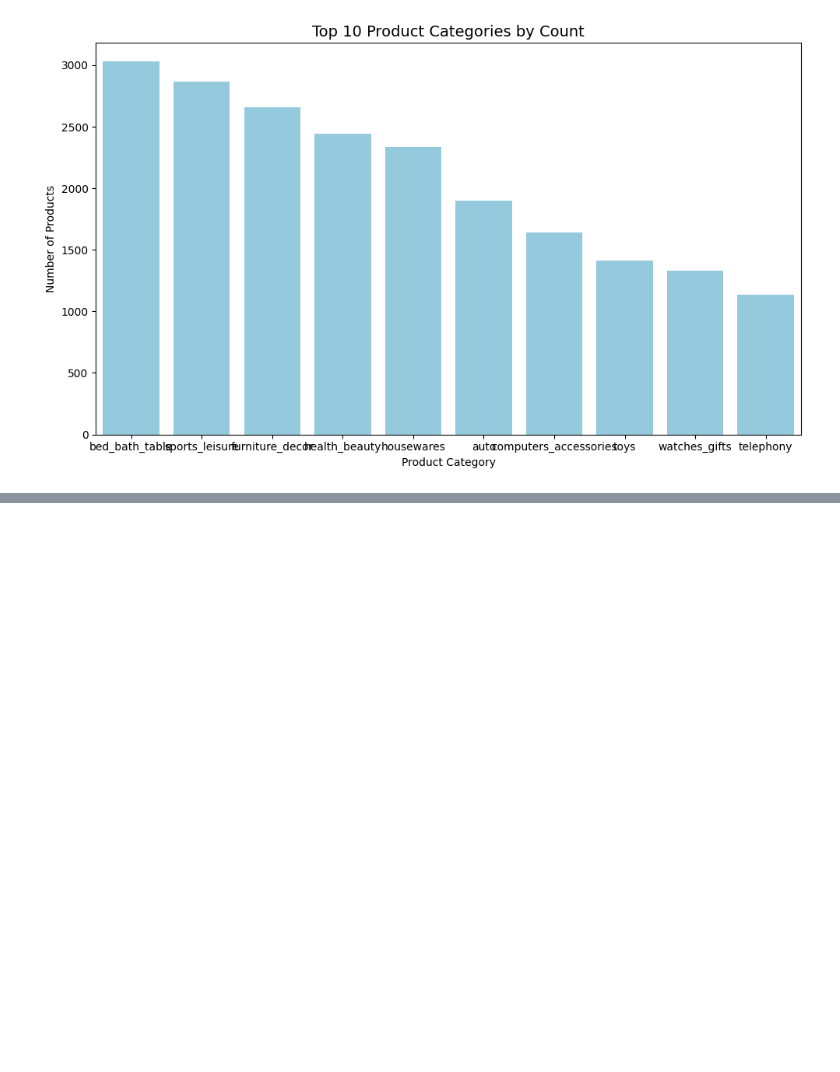
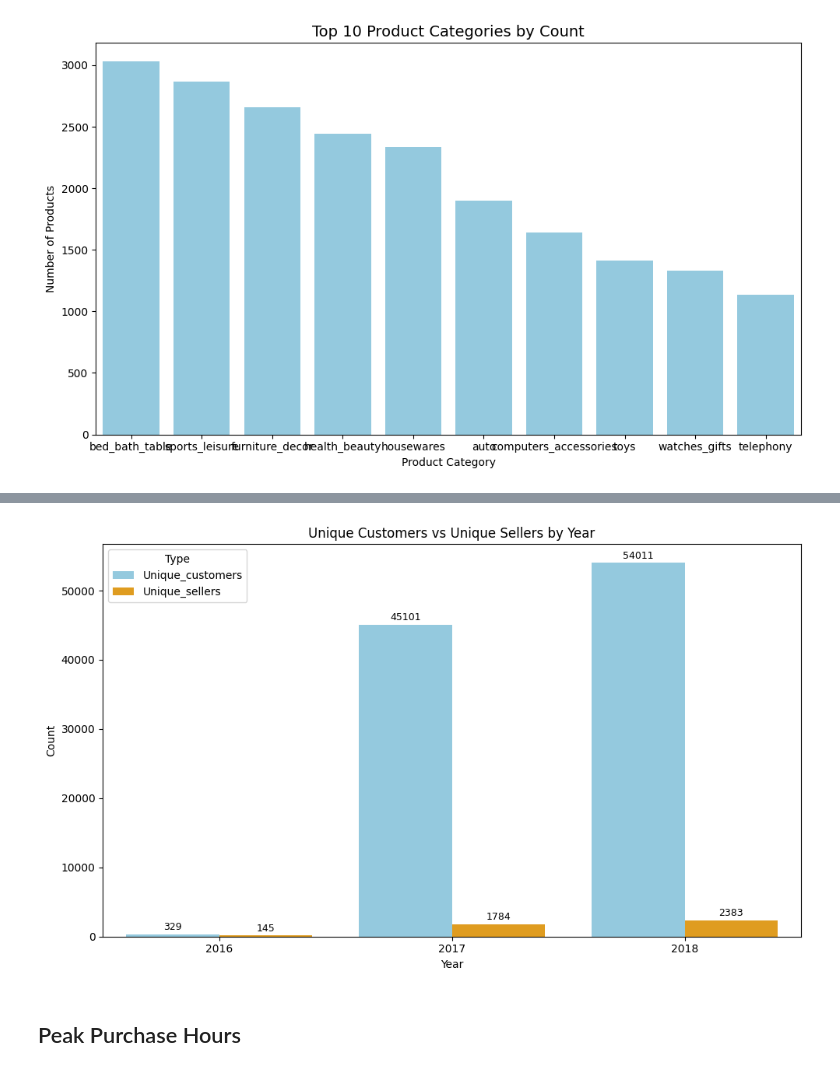
Before and after one commit to taruny088/olist_DA, a Jupyter notebook: Data_analysis/eda.ipynb, the cells around one changed output, grey strips where cells are left out. Saved outputs shown, nothing was run; the diff lists cells and outputs as text; code cells hidden in the pictures; blank space fills up the shorter version.

```diff
--- a/Data_analysis/eda.ipynb
+++ b/Data_analysis/eda.ipynb
@@ -223,0 +275,22 @@ plt.show()
+# %%
+yearly_summary = customer_by_year.merge(sellers_by_year, on='year')
+
+yearly_melted = yearly_summary.melt(id_vars='year',
+                                    value_vars=['Unique_customers', 'Unique_sellers'],
+                                    var_name='Type', value_name='Count')
+
+plt.figure(figsize=(10,6))
+ax = sns.barplot(data=yearly_melted, x='year', y='Count', hue='Type', palette=['skyblue','orange'])
+
+for container in ax.containers:
+    ax.bar_label(container, fmt='%d', label_type='edge', fontsize=9, padding=2)
+
+plt.title('Unique Customers vs Unique Sellers by Year')
+plt.xlabel('Year')
+plt.ylabel('Count')
+plt.tight_layout()
+plt.show()
+# %% [output]
+[figure, added]
+# %% [markdown]
+## Peak Purchase Hours
```
Also changed, not shown: parts of 17 cells of this notebook.
